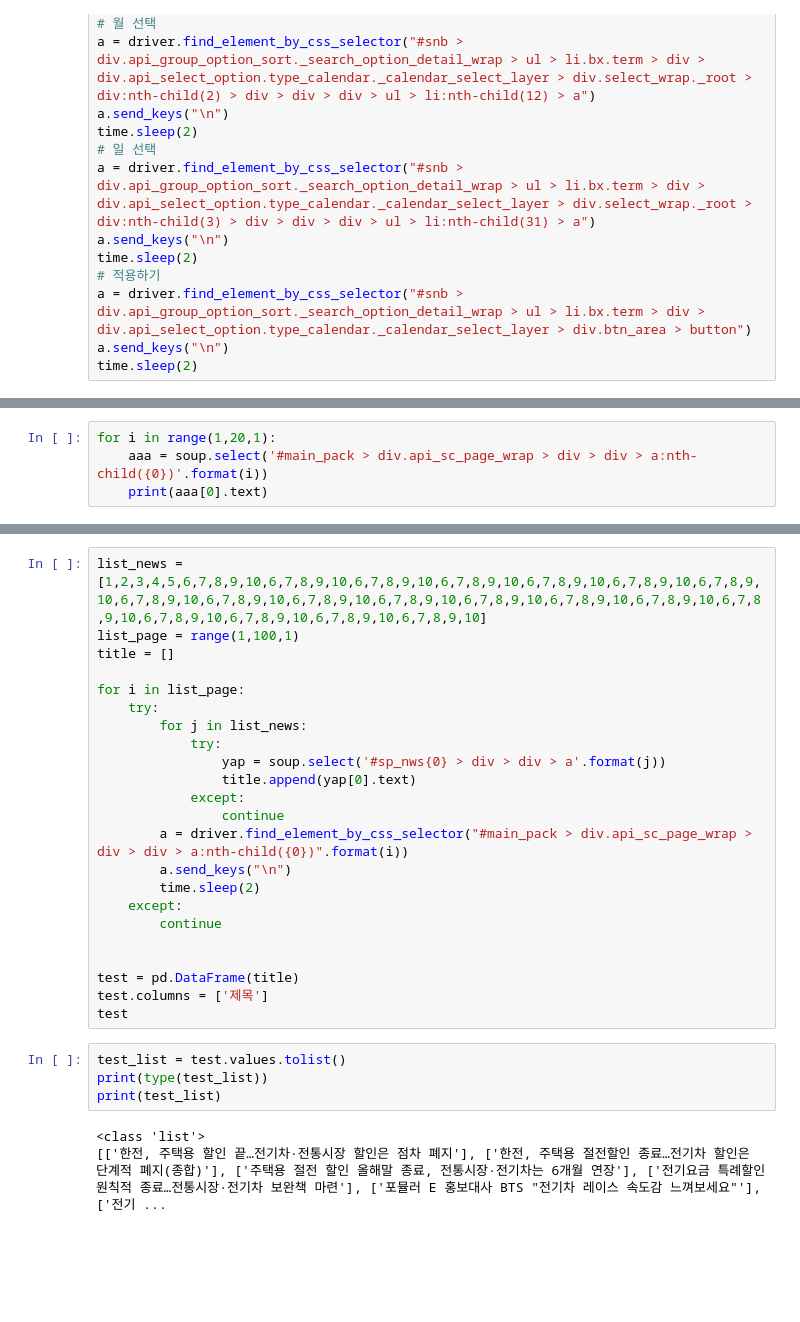
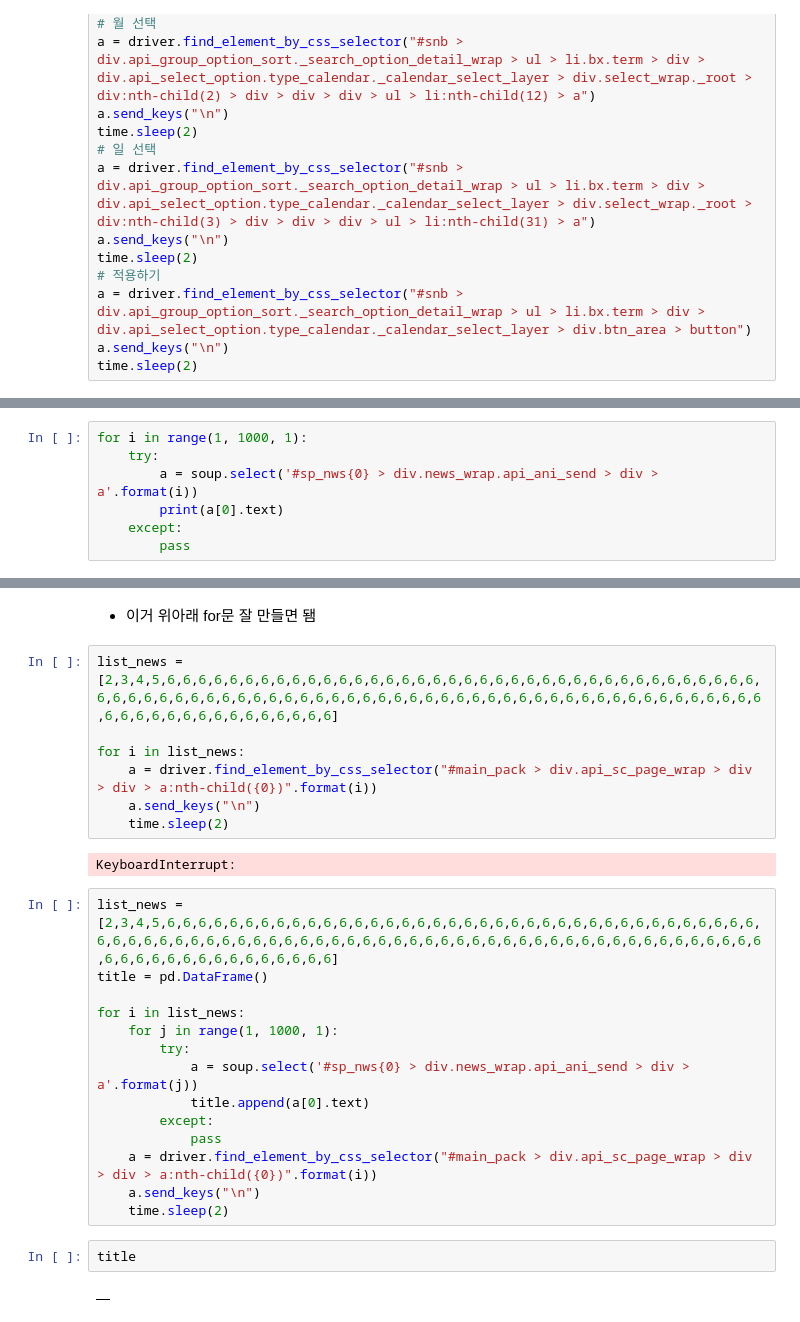
Before and after one commit to JIDONGJU/StudyPython22, a Jupyter notebook: 220614~/11day~/6.증감률연관크롤링.ipynb, the cells around one changed output, grey strips where cells are left out. Drawn from its saved outputs; the diff is of its cells as text; blank space fills up the shorter version.

```diff
--- a/220614~/11day~/6.증감률연관크롤링.ipynb
+++ b/220614~/11day~/6.증감률연관크롤링.ipynb
@@ -101,5 +104,8 @@ a.gnb_my, .gnb_icon{position:relative}
 # %%
-for i in range(1,20,1):
-    aaa = soup.select('#main_pack > div.api_sc_page_wrap > div > div > a:nth-child({0})'.format(i))
-    print(aaa[0].text)
+for i in range(1, 1000, 1):
+    try:
+        a = soup.select('#sp_nws{0} > div.news_wrap.api_ani_send > div > a'.format(i))
+        print(a[0].text)
+    except:
+        pass
 # %% [output]
@@ -117,30 +122,29 @@ IndexError: list index out of range
-# %%
-list_news = [1,2,3,4,5,6,7,8,9,10,6,7,8,9,10,6,7,8,9,10,6,7,8,9,10,6,7,8,9,10,6,7,8,9,10,6,7,8,9,10,6,7,8,9,10,6,7,8,9,10,6,7,8,9,10,6,7,8,9,10,6,7,8,9,10,6,7,8,9,10,6,7,8,9,10,6,7,8,9,10,6,7,8,9,10,6,7,8,9,10,6,7,8,9,10,6,7,8,9,10]
-list_page = range(1,100,1)
-title = []
-
-for i in list_page:
-    try:
-        for j in list_news:
-            try:
-                yap = soup.select('#sp_nws{0} > div > div > a'.format(j))
-                title.append(yap[0].text)
-            except:
-                continue
-        a = driver.find_element_by_css_selector("#main_pack > div.api_sc_page_wrap > div > div > a:nth-child({0})".format(i))
-        a.send_keys("\n")
-        time.sleep(2)
-    except:
-        continue
-
-
-test = pd.DataFrame(title)
-test.columns = ['제목']
-test
-# %%
-test_list = test.values.tolist()
-print(type(test_list))
-print(test_list)
-# %% [output]
-<class 'list'>
-[['한전, 주택용 할인 끝…전기차·전통시장 할인은 점차 폐지'], ['한전, 주택용 절전할인 종료…전기차 할인은 단계적 폐지(종합)'], ['주택용 절전 할인 올해말 종료, 전통시장·전기차는 6개월 연장'], ['전기요금 특례할인 원칙적 종료…전통시장·전기차 보완책 마련'], ['포뮬러 E 홍보대사 BTS "전기차 레이스 속도감 느껴보세요"'], ['전기 ...
+# %% [markdown]
+- 이거 위아래 for문 잘 만들면 됌
+# %%
+list_news = [2,3,4,5,6,6,6,6,6,6,6,6,6,6,6,6,6,6,6,6,6,6,6,6,6,6,6,6,6,6,6,6,6,6,6,6,6,6,6,6,6,6,6,6,6,6,6,6,6,6,6,6,6,6,6,6,6,6,6,6,6,6,6,6,6,6,6,6,6,6,6,6,6,6,6,6,6,6,6,6,6,6,6,6,6,6,6,6,6,6,6,6,6,6,6,6,6,6,6,6]
+
+for i in list_news:
+    a = driver.find_element_by_css_selector("#main_pack > div.api_sc_page_wrap > div > div > a:nth-child({0})".format(i))
+    a.send_keys("\n")
+    time.sleep(2)
+# %% [output]
+KeyboardInterrupt:
+# %%
+list_news = [2,3,4,5,6,6,6,6,6,6,6,6,6,6,6,6,6,6,6,6,6,6,6,6,6,6,6,6,6,6,6,6,6,6,6,6,6,6,6,6,6,6,6,6,6,6,6,6,6,6,6,6,6,6,6,6,6,6,6,6,6,6,6,6,6,6,6,6,6,6,6,6,6,6,6,6,6,6,6,6,6,6,6,6,6,6,6,6,6,6,6,6,6,6,6,6,6,6,6,6]
+title = pd.DataFrame()
+
+for i in list_news:
+    for j in range(1, 1000, 1):
+        try:
+            a = soup.select('#sp_nws{0} > div.news_wrap.api_ani_send > div > a'.format(j))
+            title.append(a[0].text)
+        except:
+            pass
+    a = driver.find_element_by_css_selector("#main_pack > div.api_sc_page_wrap > div > div > a:nth-child({0})".format(i))
+    a.send_keys("\n")
+    time.sleep(2)
+# %%
+title
+# %% [output]
+|  |
```
Also changed, not shown: parts of 2 cells of this notebook.
